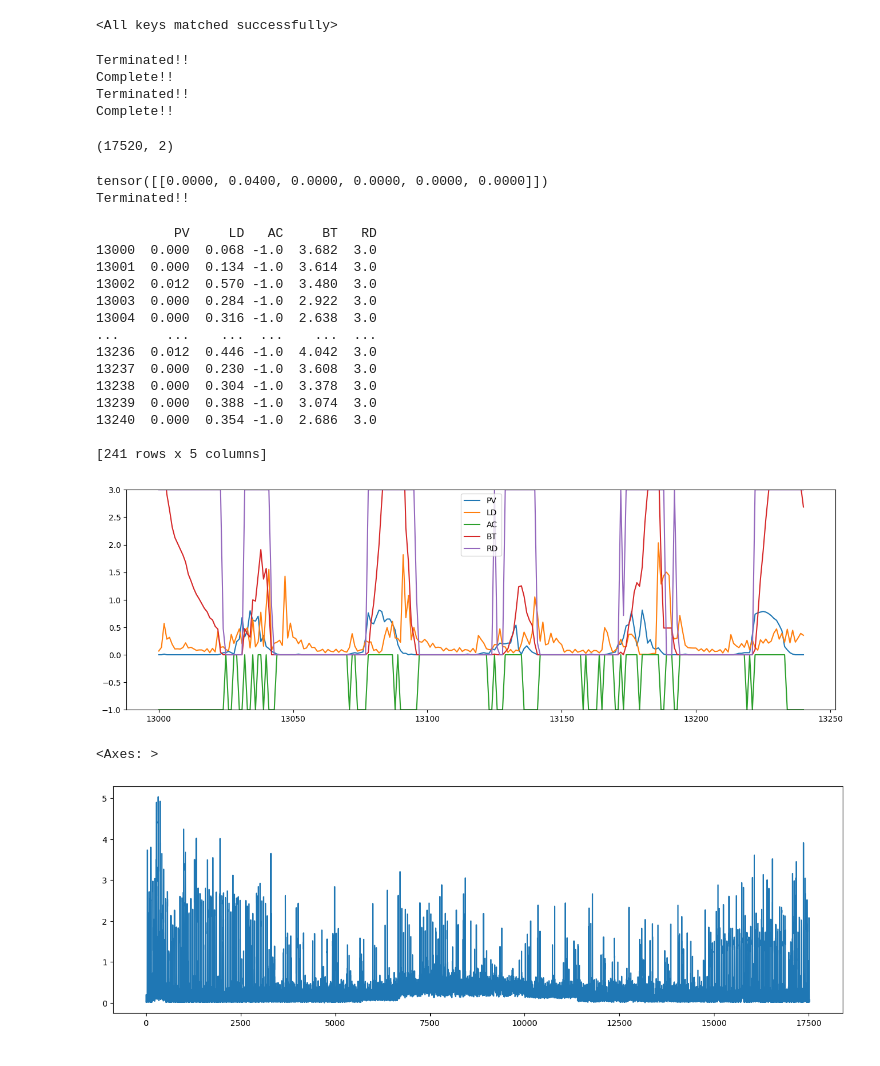
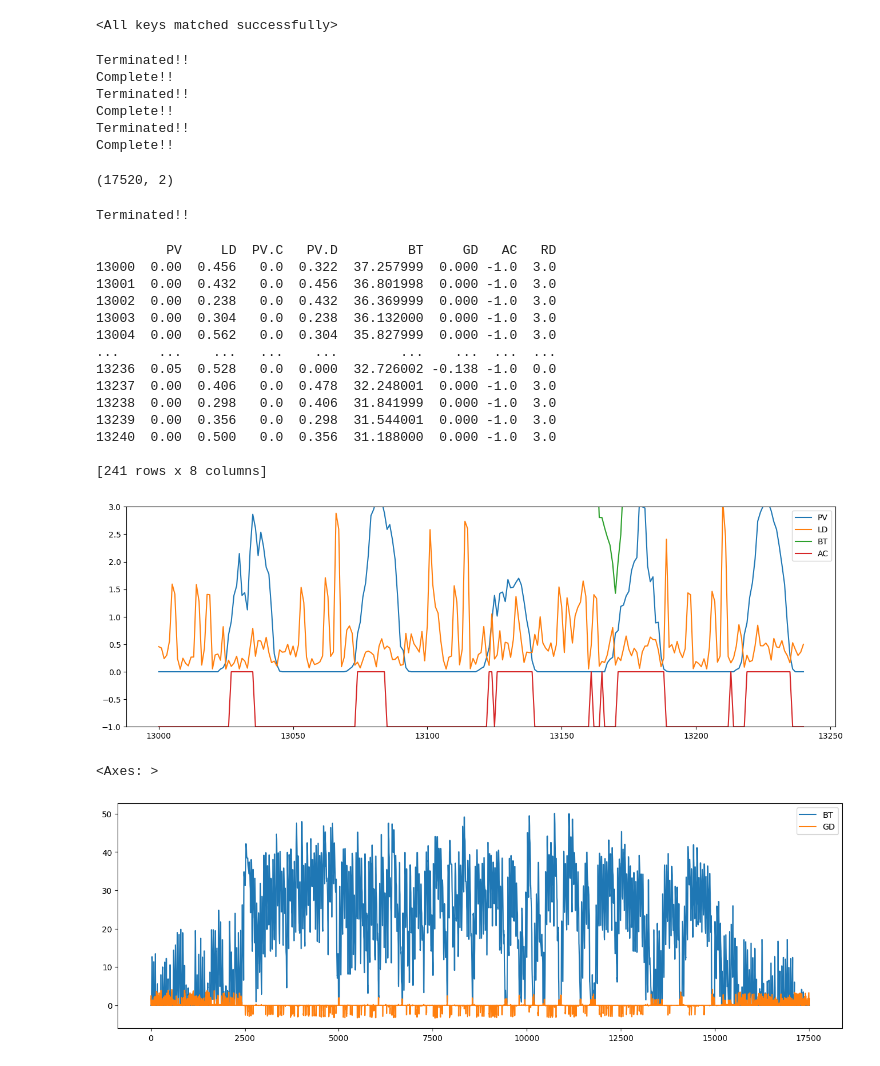
Before and after one commit to JunwookHeo/etc_project, a Jupyter notebook: proc_auggrid/optimise_battery.ipynb, the cells around one changed output. Drawn from its saved outputs; the diff is of its cells as text; code cells hidden in the pictures.

```diff
--- a/proc_auggrid/optimise_battery.ipynb
+++ b/proc_auggrid/optimise_battery.ipynb
@@ -36,8 +36,12 @@ df.head()
 5 rows × 725 columns
 # %%
 customers = sorted(df.columns.levels[0])
-data_train = df[3][['GG', 'GC']]
-data_train['GC'].values[1]
-data_train.shape
+data_train = []
+samples = [201, 202, 203]
+for s in samples:
+    train = df[s][['GG', 'GC']]
+    train['GC'].values[1]
+    print(train.shape)
+    data_train.append(train)
 # %% [output]
 (17520, 2)
@@ -226,13 +231,13 @@ def Action(x):
         return "None"
 
 
-num_episodes = 2
+num_episodes = 3
 for i_episode in range(num_episodes):
     epMemory = list()
 
     # z = random.randrange(-10, 100)
     # setPoint = random.randrange(math.floor(min(data['y'])), math.ceil(max(data['y'])))
-    env = Environment(data_train)
+    env = Environment(data_train[i_episode%len(data_train)])
     state = env.reset()
     state = torch.tensor(state).unsqueeze(0)
 
@@ -271,9 +276,11 @@ Terminated!!
 Complete!!
 Terminated!!
 Complete!!
+Terminated!!
+Complete!!
 # %%
 customers = sorted(df.columns.levels[0])
-data_test = df[10][['GG', 'GC']]
+data_test = df[1][['GG', 'GC']]
 data_test['GC'].values[1]
 data_test.shape
 # %% [output]
@@ -281,9 +288,9 @@ data_test.shape
 # %%
 env = Environment(data_test)
 state = torch.tensor(np.array([data_test['GG'].values[0], data_test['GC'].values[0], 0., 0., 0., 0.]), dtype=torch.float32).squeeze(0)
-df_out = pd.DataFrame(columns=['PV', 'LD', 'AC', 'BT', 'RD'])
+df_out = pd.DataFrame(columns=['PV', 'LD', 'PV.C', 'PV.D', 'BT', 'GD', 'AC', 'RD'])
 state = state.clone().detach().unsqueeze(0)
-print(state)
+
 with torch.no_grad():
 
     for t in count():
@@ -293,8 +300,10 @@ with torch.no_grad():
         next_state = observation.clone().detach().unsqueeze(0)
         st = next_state.numpy().squeeze(0)
         at = action.item()
-        # print('Current x : ', t, 'Action :', Action(action), ', y : ', next_state, 'reward :', reward.item())
-        df_out.loc[t] = [st[0], st[1], at-1, st[4], reward.item()]
+        # print('Current x : ', t, 'Action :', at, ', y : ', next_state, 'reward :', reward.item())
+
+        st = np.concatenate((st, np.array([at-1, reward.item()])))
+        df_out.loc[t] = st
         state = next_state
         if done:
             if env.render() >= -10 and env.render() <= 100:
@@ -307,33 +316,32 @@ with torch.no_grad():
             print('Terminated!!')
             break
 # %% [output]
-tensor([[0.0000, 0.0400, 0.0000, 0.0000, 0.0000, 0.0000]])
 Terminated!!
 # %%
 start_pos = 13000
 duration = 48*5
-ax = df_out.loc[start_pos:start_pos+duration].plot(figsize=(16,5))
+ax = df_out[['PV', 'LD', 'BT', 'AC']].loc[start_pos:start_pos+duration].plot(figsize=(16,5))
 ax.set_ylim(-1, 3)
 print(df_out.loc[start_pos:start_pos+duration])
 plt.show()
 # %% [output]
-          PV     LD   AC     BT   RD
-13000  0.000  0.068 -1.0  3.682  3.0
-13001  0.000  0.134 -1.0  3.614  3.0
-13002  0.012  0.570 -1.0  3.480  3.0
-13003  0.000  0.284 -1.0  2.922  3.0
-13004  0.000  0.316 -1.0  2.638  3.0
-...      ...    ...  ...    ...  ...
-13236  0.012  0.446 -1.0  4.042  3.0
-13237  0.000  0.230 -1.0  3.608  3.0
-13238  0.000  0.304 -1.0  3.378  3.0
-13239  0.000  0.388 -1.0  3.074  3.0
-13240  0.000  0.354 -1.0  2.686  3.0
+         PV     LD  PV.C   PV.D         BT     GD   AC   RD
+13000  0.00  0.456   0.0  0.322  37.257999  0.000 -1.0  3.0
+13001  0.00  0.432   0.0  0.456  36.801998  0.000 -1.0  3.0
+13002  0.00  0.238   0.0  0.432  36.369999  0.000 -1.0  3.0
+13003  0.00  0.304   0.0  0.238  36.132000  0.000 -1.0  3.0
+13004  0.00  0.562   0.0  0.304  35.827999  0.000 -1.0  3.0
+...     ...    ...   ...    ...        ...    ...  ...  ...
+13236  0.05  0.528   0.0  0.000  32.726002 -0.138 -1.0  0.0
+13237  0.00  0.406   0.0  0.478  32.248001  0.000 -1.0  3.0
+13238  0.00  0.298   0.0  0.406  31.841999  0.000 -1.0  3.0
+13239  0.00  0.356   0.0  0.298  31.544001  0.000 -1.0  3.0
+13240  0.00  0.500   0.0  0.356  31.188000  0.000 -1.0  3.0
 
-[241 rows x 5 columns]
+[241 rows x 8 columns]
-[figure, old version]
+[figure, new version]
 # %%
-df_out['LD'].plot(figsize=(16,5))
+df_out[['BT', 'GD']].plot(figsize=(16,5))
 # %% [output]
 <Axes: >
-[figure, old version]
+[figure, new version]
```
Also changed, not shown: parts of 4 cells of this notebook, 1 other file.
